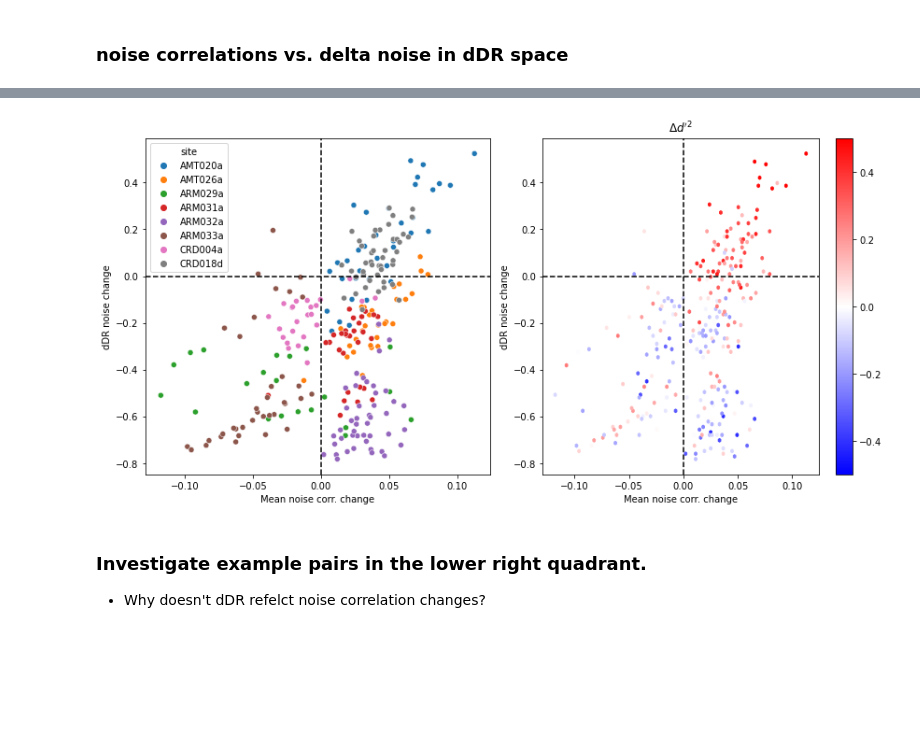
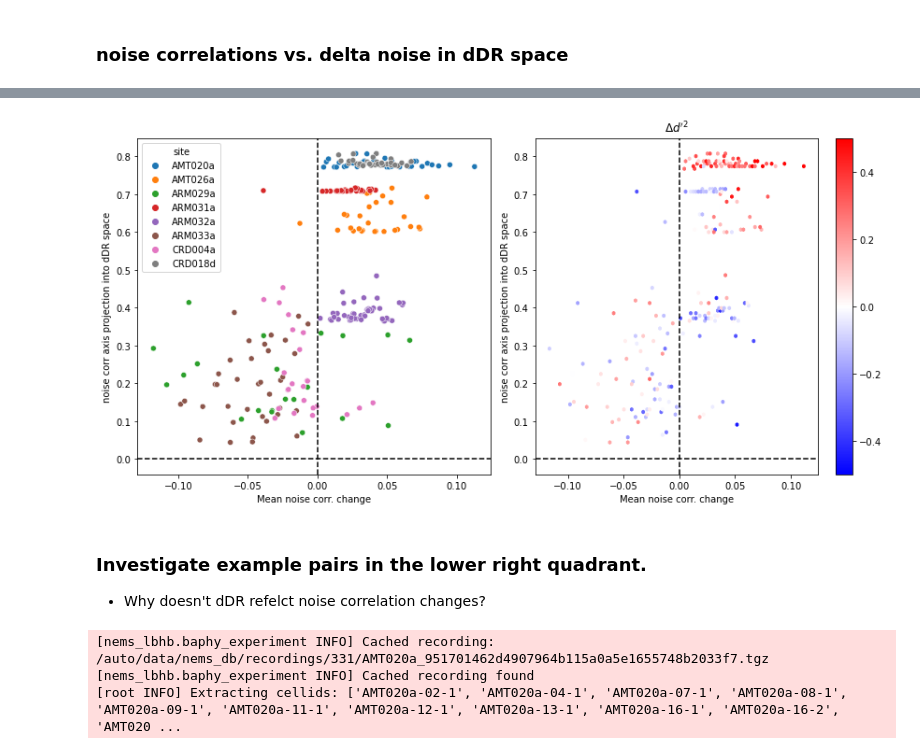
Before and after one commit to crheller/nat_pup_ms, a Jupyter notebook: test_scripts/may21_updates.ipynb, the cells around one changed output, grey strips where cells are left out. Drawn from its saved outputs; the diff is of its cells as text; code cells hidden in the pictures; blank space fills up the shorter version.

```diff
--- a/test_scripts/may21_updates.ipynb
+++ b/test_scripts/may21_updates.ipynb
@@ -98,6 +98,7 @@ sites = CPN_SITES
 batches = [331]*len(CPN_SITES)
 modelname = 'dprime_pr_rm2_jk10_zscore_nclvz_fixtdr2'
 modelname = 'dprime_jk10_zscore_nclvz_fixtdr2'
+modelname = 'dprime_jk10_zscore_nclvz_fixtdr2-fa'
 ndim = 2
 
 sim = []
@@ -118,8 +119,8 @@ for i, (batch, site) in enumerate(zip(batches, sites)):
     stim = results.evoked_stimulus_pairs
     _df = _df.loc[pd.IndexSlice[stim, ndim], :]
     _df['site'] = site
-    _df['sp_noise_mag'] = results.array_results['sp_evals'].loc[pd.IndexSlice[stim, ndim], 'mean'].apply(lambda x: x.sum())
-    _df['bp_noise_mag'] = results.array_results['bp_evals'].loc[pd.IndexSlice[stim, ndim], 'mean'].apply(lambda x: x.sum())
+    _df['sp_noise_mag'] = results.array_results['sp_evals'].loc[pd.IndexSlice[stim, ndim], 'mean'].apply(lambda x: x[1])
+    _df['bp_noise_mag'] = results.array_results['bp_evals'].loc[pd.IndexSlice[stim, ndim], 'mean'].apply(lambda x: x[1])
     _df['noise_alignment'] = results.slice_array_results('cos_dU_evec_test', stim, ndim, idx=(0,0))[0]
     _df['delta_dprime'] = (_df['bp_dp'] - _df['sp_dp']) / (_df['bp_dp'] + _df['sp_dp'])
 
@@ -151,41 +172,44 @@ df['delta_noise'] = (df['sp_noise_mag'] - df['bp_noise_mag']) / (df['sp_noise_ma
 # %%
 # dDR noise change vs. mean noise correlation change
 # **only for stim pairs where both stim's noise corr. change in same direction** to avoid ambiguity
+yaxis = 'beta2_mag'
+ylabel = 'noise corr axis projection into dDR space' #'dDR noise change'
 f, ax = plt.subplots(1, 2, figsize=(12, 6))
 mask = ((df['rsc_epoch1_delta']<0) & (df['rsc_epoch2_delta']<0)) | ((df['rsc_epoch1_delta']>0) & (df['rsc_epoch2_delta']>0))
-sns.scatterplot(x='rsc_mean_delta', y='delta_noise', data=df[mask], hue='site', ax=ax[0])
+sns.scatterplot(x='rsc_mean_delta', y=yaxis, data=df[mask], hue='site', ax=ax[0])
 
 ax[0].axhline(0, linestyle='--', color='k')
 ax[0].axvline(0, linestyle='--', color='k')
 
 ax[0].set_xlabel('Mean noise corr. change')
-ax[0].set_ylabel('dDR noise change')
+ax[0].set_ylabel(ylabel)
 
 df[mask].plot.hexbin(
     x='rsc_mean_delta',
-    y='delta_noise',
+    y=yaxis,
     C='delta_dprime',
     cmap='bwr',
     vmin=-0.5,
     vmax=0.5,
     ax=ax[1]
 )
 ax[1].axhline(0, linestyle='--', color='k')
 ax[1].axvline(0, linestyle='--', color='k')
 ax[1].set_xlabel('Mean noise corr. change')
-ax[1].set_ylabel('dDR noise change')
+ax[1].set_ylabel(ylabel)
 ax[1].set_title(r"$\Delta d'^2$")
 f.tight_layout()
 # %% [output]
-[figure, old version]
+[figure, new version]
 # %% [markdown]
 ### Investigate example pairs in the lower right quadrant.
 * Why doesn't dDR refelct noise correlation changes?
 # %%
-site = 'ARM032a'
+site = 'AMT020a'
 site_mask = df.site==site
 
-example_pairs = df[(df.delta_noise<0) & (df.rsc_mean_delta>0) & site_mask].sortby(by='rsc_mean_delta', ascending=False)
+example_pairs = df[(df.delta_noise>0) & (df.rsc_mean_delta>0) & site_mask].sort_values(by='rsc_mean_delta', ascending=False)
+
 
 X, sp_bins, X_pup, pup_mask, epochs = decoding.load_site(site=site, batch=331,
                                        return_epoch_list=True)
@@ -207,5 +231,9 @@ X_pup = X_pup.reshape(1, nreps, nstim)
 
 X, _ = nat_preproc.scale_est_val([X], [X])
 X = X[0]
+# %% [output]
+[nems_lbhb.baphy_experiment INFO] Cached recording: /auto/data/nems_db/recordings/331/AMT020a_951701462d4907964b115a0a5e1655748b2033f7.tgz
+[nems_lbhb.baphy_experiment INFO] Cached recording found
+[root INFO] Extracting cellids: ['AMT020a-02-1', 'AMT020a-04-1', 'AMT020a-07-1', 'AMT020a-08-1', 'AMT020a-09-1', 'AMT020a-11-1', 'AMT020a-12-1', 'AMT020a-13-1', 'AMT020a-16-1', 'AMT020a-16-2', 'AMT020 ...
 # %%
 # load data and extract a sample pair of stimuli
```
Also changed, not shown: parts of 6 cells of this notebook, 2 other files.
